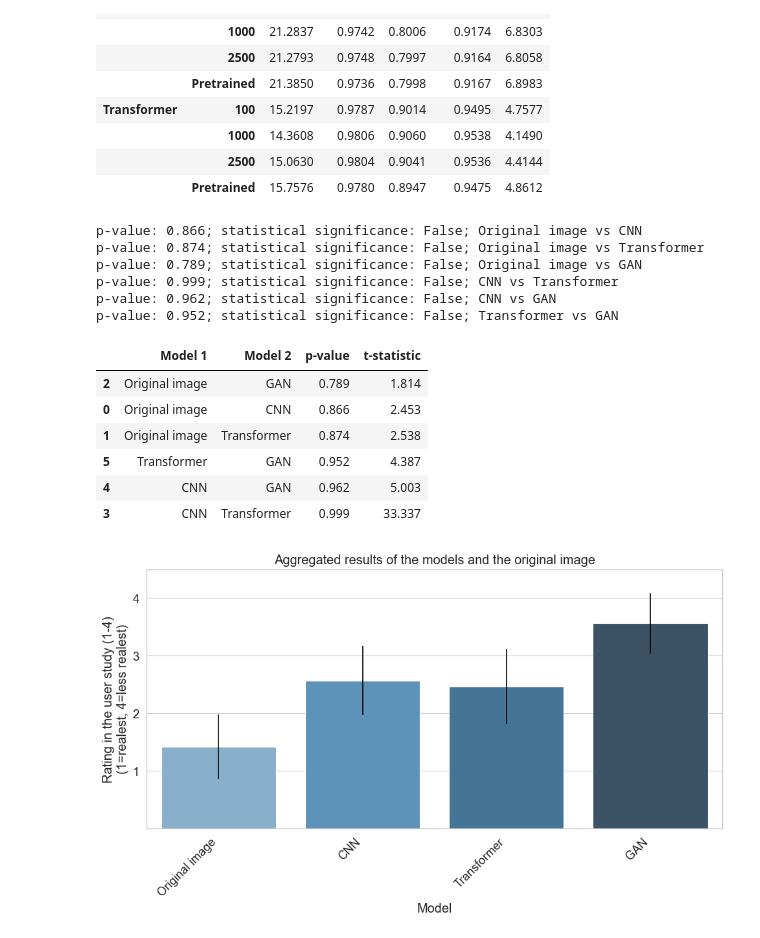
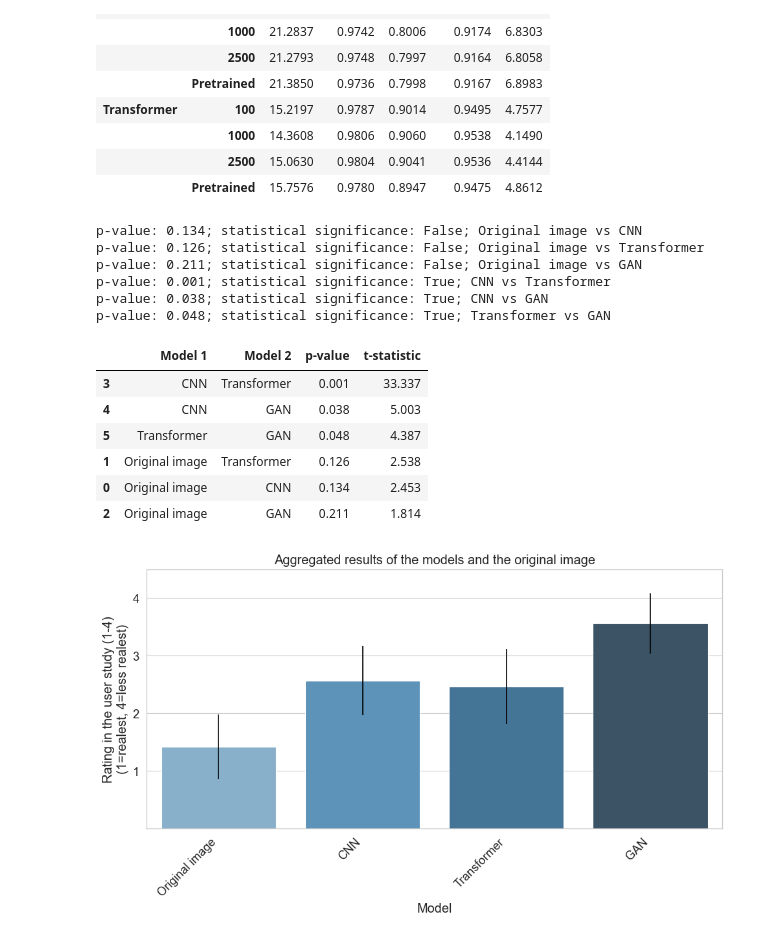
Before and after one commit to Denbergvanthijs/PatternRecognition, a Jupyter notebook: results.ipynb, the cells around one changed output. Cells and saved outputs as stored; diff of their text form; code cells hidden in the pictures.

```diff
--- a/results.ipynb
+++ b/results.ipynb
@@ -64,42 +64,42 @@ df
 # %%
 from scipy.stats import ttest_ind
 
 models = ["Original image", "CNN", "Transformer", "GAN"]
 means = [1.417, 2.563, 2.462, 3.559]
 stds = [0.566, 0.601, 0.652, 0.523]
 alpha = 0.05
 
 # Perform t-test on each of the combinations of models
 df_ttest = pd.DataFrame(columns=["Model 1", "Model 2", "p-value", "t-statistic"])
 for i in range(len(models)):
     for j in range(i+1, len(models)):
         statistic, pvalue = ttest_ind([means[i], means[j]], [stds[i], stds[j]], equal_var=True, alternative="two-sided")
-        pvalue = 1 - pvalue
+        # pvalue = 1 - pvalue
 
         # Rounded to 3 decimals
         print(f"p-value: {round(pvalue, 3)}; statistical significance: {pvalue < alpha}; {models[i]} vs {models[j]}")
         df_ttest = pd.concat([df_ttest, pd.DataFrame([[models[i], models[j], round(pvalue, 3), round(statistic, 3)]],
                              columns=["Model 1", "Model 2", "p-value", "t-statistic"])], ignore_index=True)
 
 # Sort by p-value
 df_ttest.sort_values(by="p-value", inplace=True)
 # Table to latex, ignore index
 df_ttest.to_latex("./results/ttest.tex", float_format="{:0.3f}".format, caption="Results of the t-test on the models.", label="tab:ttest", index=False)
 df_ttest
 # %% [output]
-p-value: 0.866; statistical significance: False; Original image vs CNN
-p-value: 0.874; statistical significance: False; Original image vs Transformer
-p-value: 0.789; statistical significance: False; Original image vs GAN
-p-value: 0.999; statistical significance: False; CNN vs Transformer
-p-value: 0.962; statistical significance: False; CNN vs GAN
-p-value: 0.952; statistical significance: False; Transformer vs GAN
+p-value: 0.134; statistical significance: False; Original image vs CNN
+p-value: 0.126; statistical significance: False; Original image vs Transformer
+p-value: 0.211; statistical significance: False; Original image vs GAN
+p-value: 0.001; statistical significance: True; CNN vs Transformer
+p-value: 0.038; statistical significance: True; CNN vs GAN
+p-value: 0.048; statistical significance: True; Transformer vs GAN
 |  | Model 1 | Model 2 | p-value | t-statistic |
-| 2 | Original image | GAN | 0.789 | 1.814 |
-| 0 | Original image | CNN | 0.866 | 2.453 |
-| 1 | Original image | Transformer | 0.874 | 2.538 |
-| 5 | Transformer | GAN | 0.952 | 4.387 |
-| 4 | CNN | GAN | 0.962 | 5.003 |
-| 3 | CNN | Transformer | 0.999 | 33.337 |
+| 3 | CNN | Transformer | 0.001 | 33.337 |
+| 4 | CNN | GAN | 0.038 | 5.003 |
+| 5 | Transformer | GAN | 0.048 | 4.387 |
+| 1 | Original image | Transformer | 0.126 | 2.538 |
+| 0 | Original image | CNN | 0.134 | 2.453 |
+| 2 | Original image | GAN | 0.211 | 1.814 |
 # %%
 # Plot results
 import matplotlib.pyplot as plt
```
Also changed, not shown: parts of 2 cells of this notebook, 2 other files.
